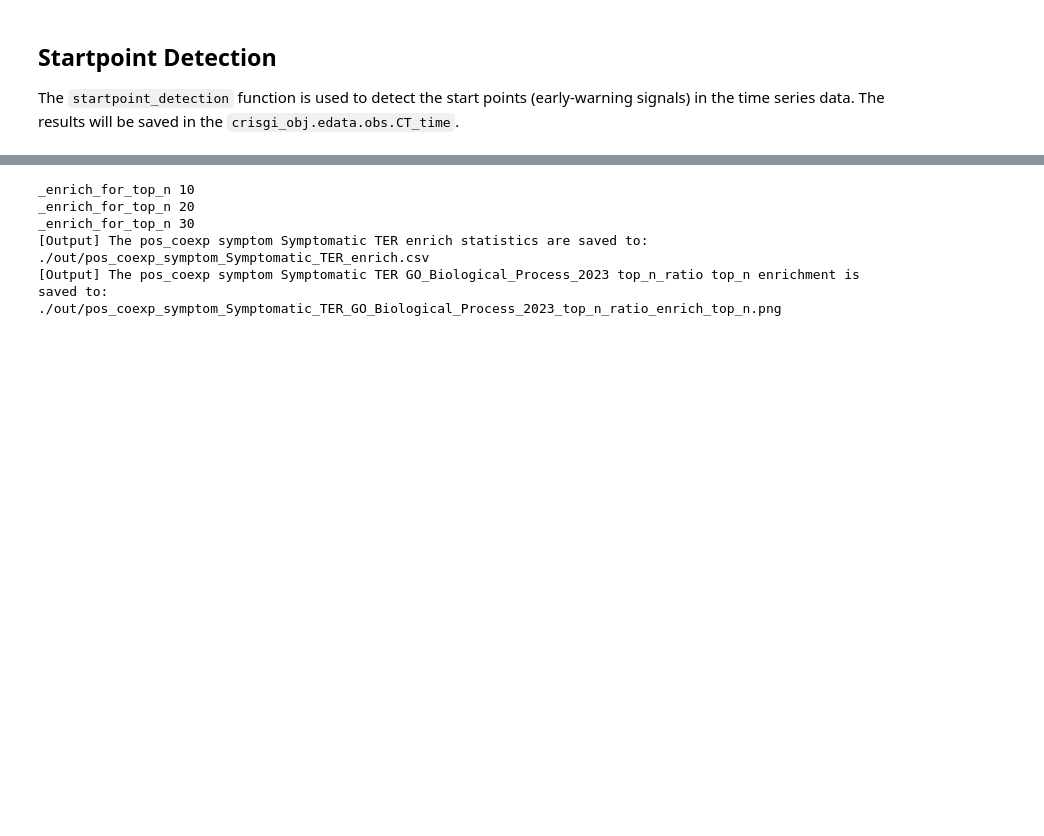
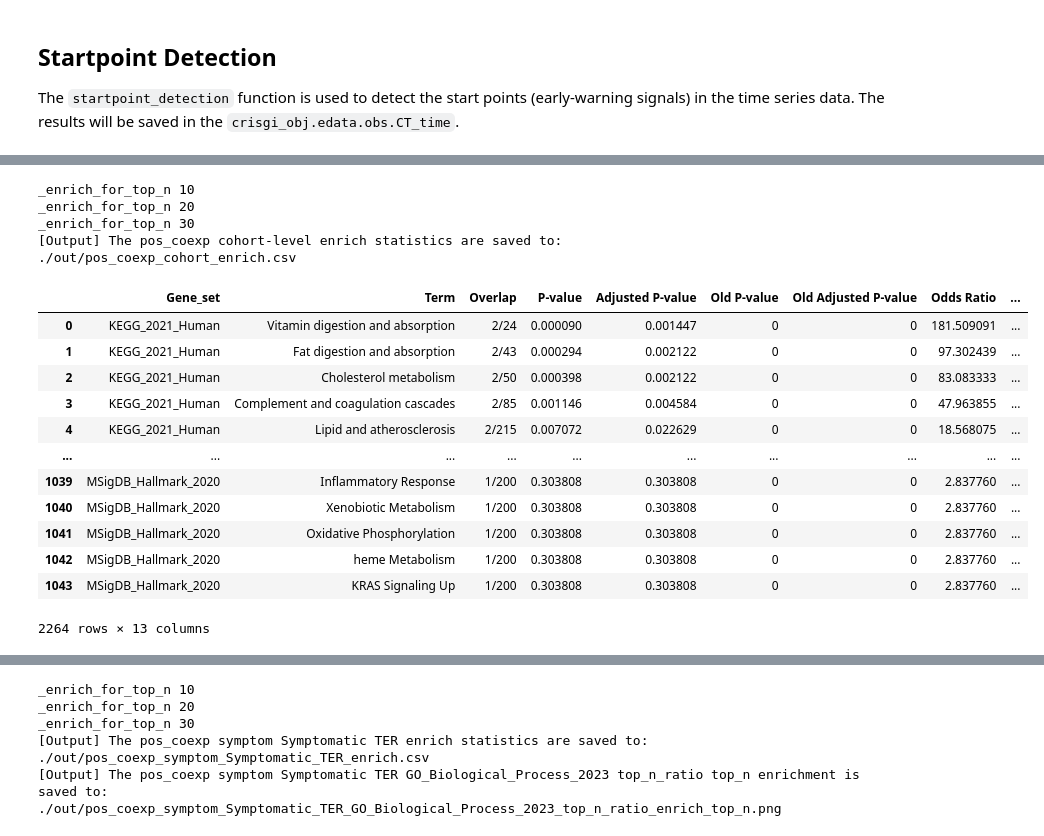
Before and after one commit to compbioclub/CRISGI, a Jupyter notebook: docs/tutorial/gse30550.ipynb, the cells around one changed output, grey strips where cells are left out. Saved outputs shown, nothing was run; the diff lists cells and outputs as text; code cells hidden in the pictures; blank space fills up the shorter version.

Commit message:
Updated cohort-level ORA

```diff
--- a/docs/tutorial/gse30550.ipynb
+++ b/docs/tutorial/gse30550.ipynb
@@ -313,0 +312,8 @@ Train Accuracy: 20.58823529411765%
+# %%
+# 1L-CNN model
+crisgi_obj.set_model_type(
+    model_type="simple_cnn",
+    # ae_path="./data/model/1L-CNN/GSE30550_H3N2_ae_single_model.pth",
+    # mlp_path="./data/model/1L-CNN/GSE30550_H3N2_mlp_single_model.pth",
+    device=crisgi_obj.device,
+)
@@ -313,0 +322,6 @@ Train Accuracy: 20.58823529411765%
+# %%
+# Logistic regression model
+crisgi_obj.set_model_type(model_type='logistic',
+    # model_path="./data/model/logistic/GSE30550_H3N2_log_model.pth",
+    device = crisgi_obj.device,
+)
@@ -323,0 +386,40 @@ Pathways are ranked by cumulative `nTopRatio` across all increments to highlight
+# %%
+# The result will be generated in ./{out_dir}/{interaction_method}_cohort_enrich.csv
+crisgi_obj.cohort_level_top_n_ORA(
+    n_top_interactions=30,
+    n_space=10,
+    method="pos_coexp",
+    gene_sets=[
+        "KEGG_2021_Human",
+        "GO_Molecular_Function_2023",
+        "GO_Cellular_Component_2023",
+        "GO_Biological_Process_2023",
+        "MSigDB_Hallmark_2020",
+    ],
+    background=None,
+    organism="human",
+    plot=True,
+)
+# %% [output]
+_enrich_for_top_n 10
+_enrich_for_top_n 20
+_enrich_for_top_n 30
+[Output] The pos_coexp cohort-level enrich statistics are saved to:
+./out/pos_coexp_cohort_enrich.csv
+# %%
+# Also, the results can be accessed through the edata object
+crisgi_obj.edata.uns[f"{interaction_method}_cohort_enrich_df"]
+# %% [output]
+|  | Gene_set | Term | Overlap | P-value | Adjusted P-value | Old P-value | Old Adjusted P-value | Odds Ratio | ... |
+| 0 | KEGG_2021_Human | Vitamin digestion and absorption | 2/24 | 0.000090 | 0.001447 | 0 | 0 | 181.509091 | ... |
+| 1 | KEGG_2021_Human | Fat digestion and absorption | 2/43 | 0.000294 | 0.002122 | 0 | 0 | 97.302439 | ... |
+| 2 | KEGG_2021_Human | Cholesterol metabolism | 2/50 | 0.000398 | 0.002122 | 0 | 0 | 83.083333 | ... |
+| 3 | KEGG_2021_Human | Complement and coagulation cascades | 2/85 | 0.001146 | 0.004584 | 0 | 0 | 47.963855 | ... |
+| 4 | KEGG_2021_Human | Lipid and atherosclerosis | 2/215 | 0.007072 | 0.022629 | 0 | 0 | 18.568075 | ... |
+| ... | ... | ... | ... | ... | ... | ... | ... | ... | ... |
+| 1039 | MSigDB_Hallmark_2020 | Inflammatory Response | 1/200 | 0.303808 | 0.303808 | 0 | 0 | 2.837760 | ... |
+| 1040 | MSigDB_Hallmark_2020 | Xenobiotic Metabolism | 1/200 | 0.303808 | 0.303808 | 0 | 0 | 2.837760 | ... |
+| 1041 | MSigDB_Hallmark_2020 | Oxidative Phosphorylation | 1/200 | 0.303808 | 0.303808 | 0 | 0 | 2.837760 | ... |
+| 1042 | MSigDB_Hallmark_2020 | heme Metabolism | 1/200 | 0.303808 | 0.303808 | 0 | 0 | 2.837760 | ... |
+| 1043 | MSigDB_Hallmark_2020 | KRAS Signaling Up | 1/200 | 0.303808 | 0.303808 | 0 | 0 | 2.837760 | ... |
+2264 rows × 13 columns
```
Also changed, not shown: parts of 21 cells of this notebook, 8 other files.
